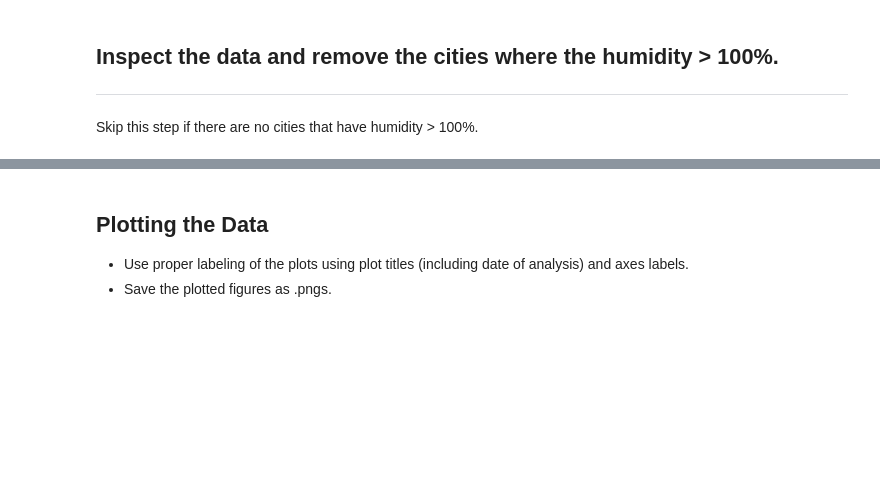
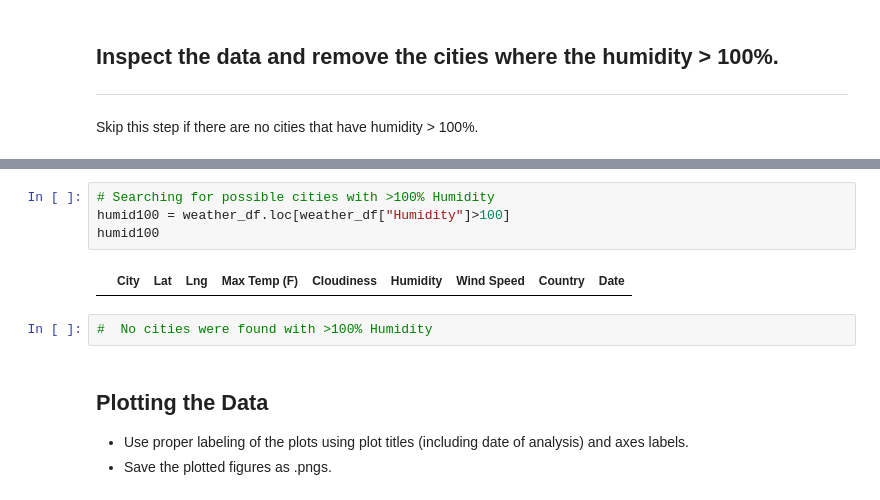
Before and after one commit to jmaldo25/python-api-challenge, a Jupyter notebook: Instructions/starter_code/WeatherPy_test.ipynb, the cells around one changed output, grey strips where cells are left out. Drawn from its saved outputs; the diff is of its cells as text; blank space fills up the shorter version.

Commit message:
Cleaned for greater than 100 humidity

```diff
--- a/Instructions/starter_code/WeatherPy_test.ipynb
+++ b/Instructions/starter_code/WeatherPy_test.ipynb
@@ -205,3 +180,11 @@ Int64Index([], dtype='int64')
+# %%
+# Searching for possible cities with >100% Humidity
+humid100 = weather_df.loc[weather_df["Humidity"]>100]
+humid100
+# %% [output]
+|  | City | Lat | Lng | Max Temp (F) | Cloudiness | Humidity | Wind Speed | Country | Date |
+# %%
+#  No cities were found with >100% Humidity
 # %% [markdown]
 ## Plotting the Data
 * Use proper labeling of the plots using plot titles (including date of analysis) and axes labels.
```
Also changed, not shown: parts of 5 cells of this notebook.
